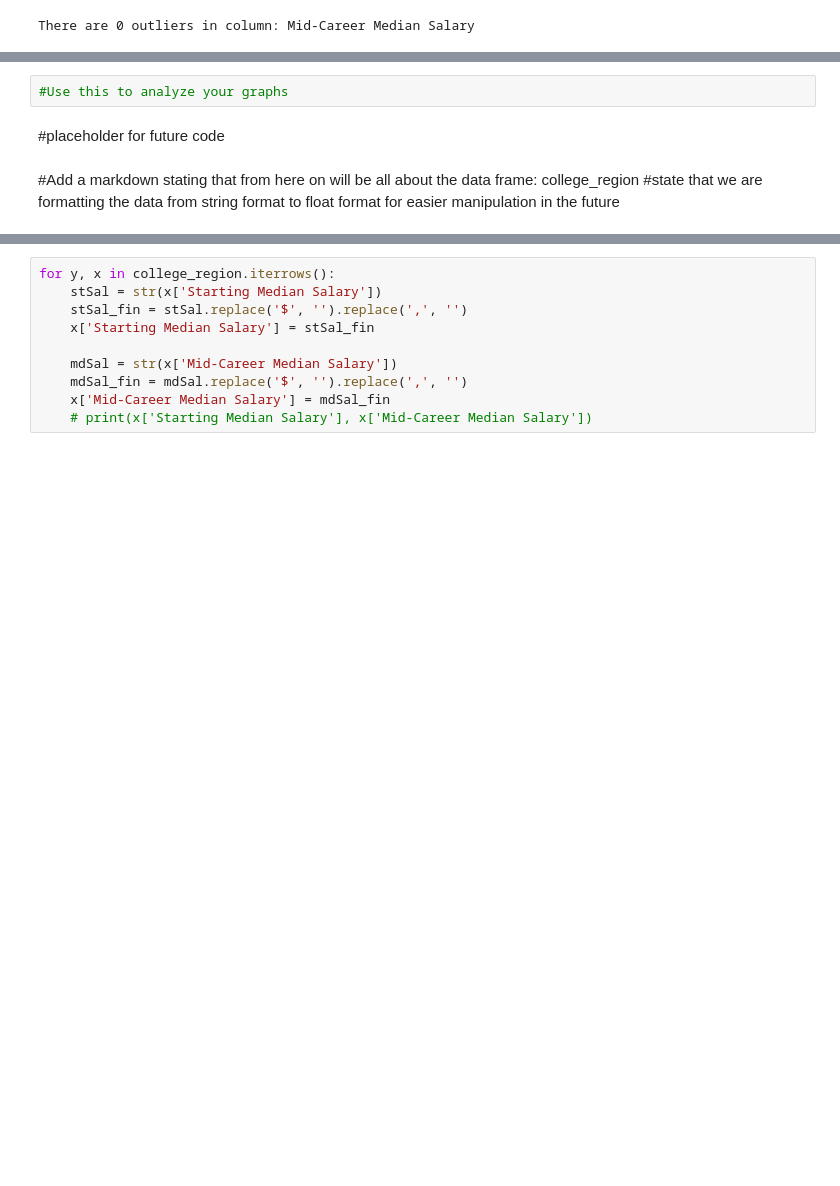
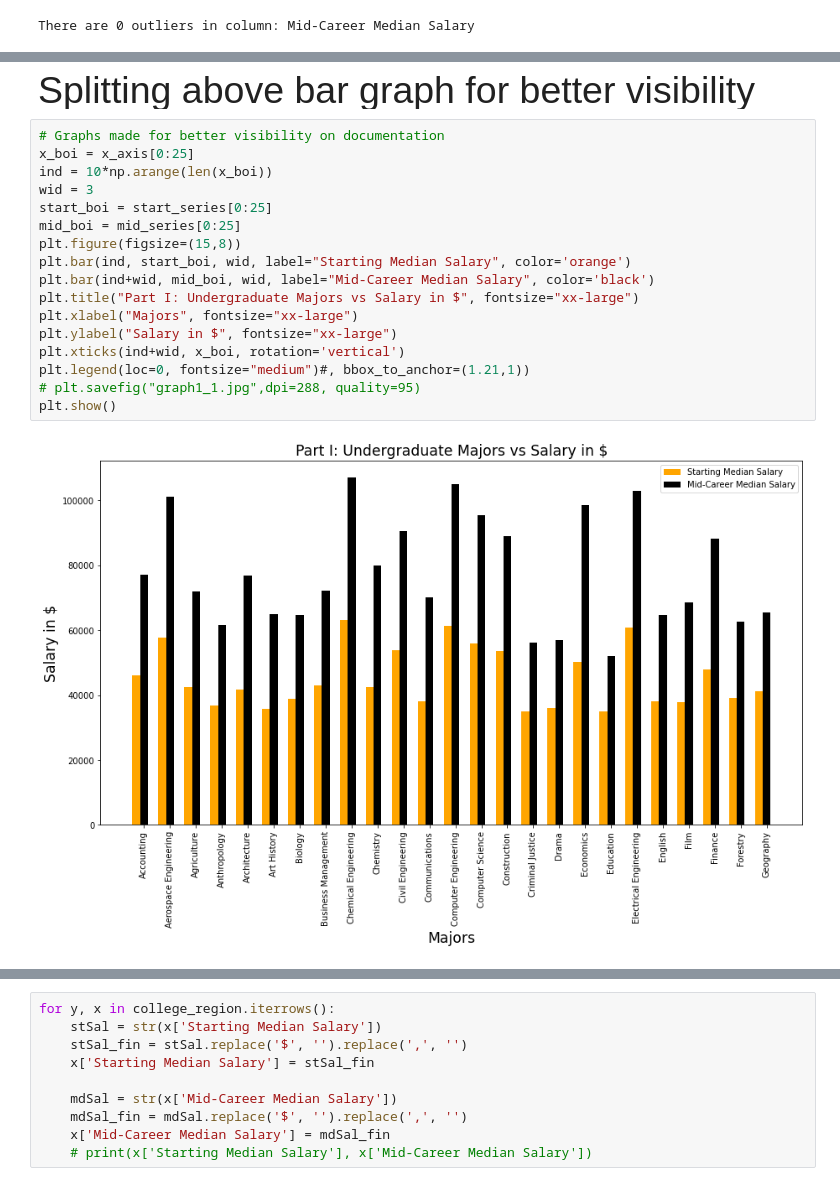
Before and after one commit to CS301-Group4/Student-Grades, a Jupyter notebook: Question_1.ipynb, the cells around one changed output, grey strips where cells are left out. Saved outputs shown, nothing was run; the diff lists cells and outputs as text; blank space fills up the shorter version.

```diff
--- a/Question_1.ipynb
+++ b/Question_1.ipynb
@@ -196,10 +194,24 @@ plt.show()
 #Planning on splitting this up into two different graphs for the next deliverable
 # %% [output]
 [figure]
-# %%
-#Use this to analyze your graphs
-# %% [markdown]
-#placeholder for future code
-# %% [markdown]
-#Add a markdown stating that from here on will be all about the data frame: college_region
-#state that we are formatting the data from string format to float format for easier manipulation in the future
+# %% [markdown]
+<p style="font-size:250%"> Splitting above bar graph for better visibility</p>
+# %%
+# Graphs made for better visibility on documentation
+x_boi = x_axis[0:25]
+ind = 10*np.arange(len(x_boi))
+wid = 3
+start_boi = start_series[0:25]
+mid_boi = mid_series[0:25]
+plt.figure(figsize=(15,8))
+plt.bar(ind, start_boi, wid, label="Starting Median Salary", color='orange')
+plt.bar(ind+wid, mid_boi, wid, label="Mid-Career Median Salary", color='black')
+plt.title("Part I: Undergraduate Majors vs Salary in $", fontsize="xx-large")
+plt.xlabel("Majors", fontsize="xx-large")
+plt.ylabel("Salary in $", fontsize="xx-large")
+plt.xticks(ind+wid, x_boi, rotation='vertical')
+plt.legend(loc=0, fontsize="medium")#, bbox_to_anchor=(1.21,1))
+# plt.savefig("graph1_1.jpg",dpi=288, quality=95)
+plt.show()
+# %% [output]
+[figure, added]
```
Also changed, not shown: parts of 74 cells of this notebook.
